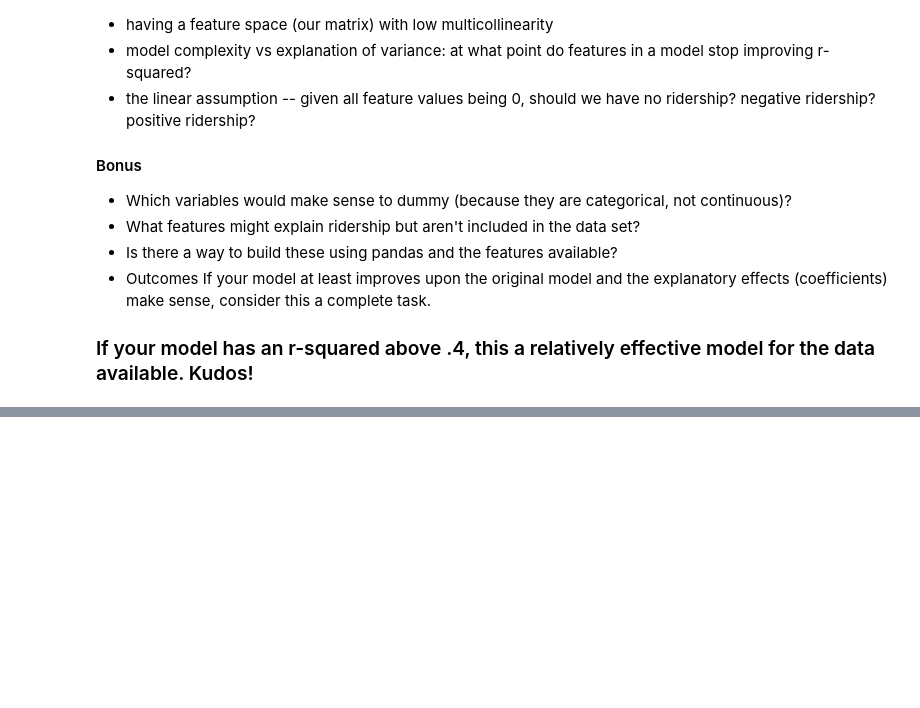
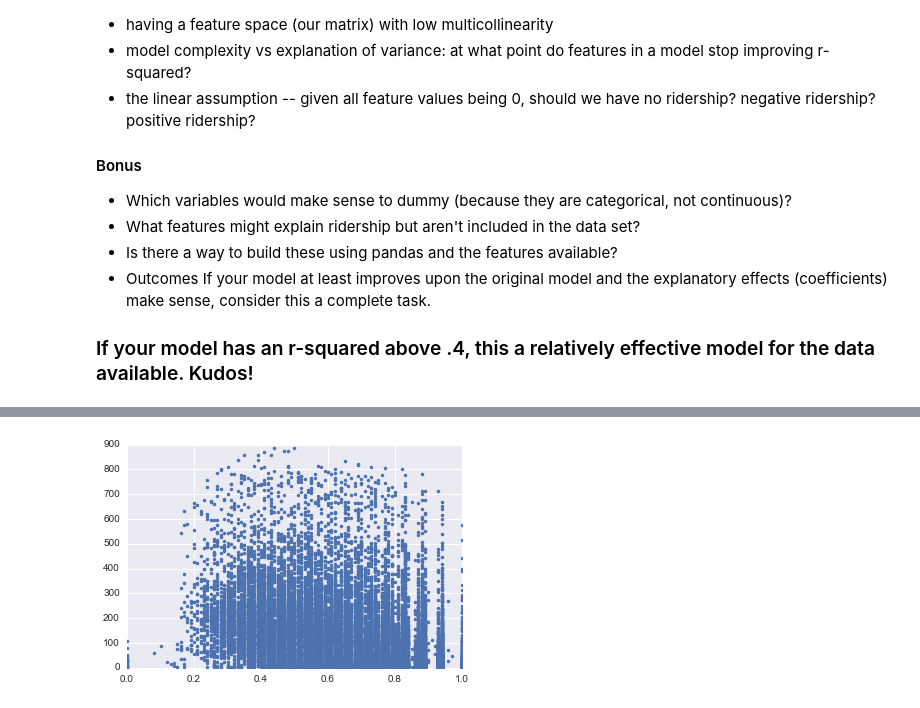
Before and after one commit to JamiesHQ/GA-MyDSRepo, a Jupyter notebook: lesson-5/starter-code-5-UseMe.ipynb, the cells around one changed output, grey strips where cells are left out. Cells and saved outputs as stored; diff of their text form; code cells hidden in the pictures; blank space fills up the shorter version.

```diff
--- a/lesson-5/starter-code-5-UseMe.ipynb
+++ b/lesson-5/starter-code-5-UseMe.ipynb
@@ -467,0 +439,9 @@ We've completely a model together that explains casual guest riders. Now it's yo
+# %%
+# create a matplotlib figure
+plt.figure()
+# generate a scatterplot inside the figure
+plt.plot(bike_data.hum, bike_data.registered, '.')##what's the dot for? <-- Question
+# show the plot
+plt.show()
+# %% [output]
+[figure, added]
```
Also changed, not shown: parts of 22 cells of this notebook, 8 other files.
